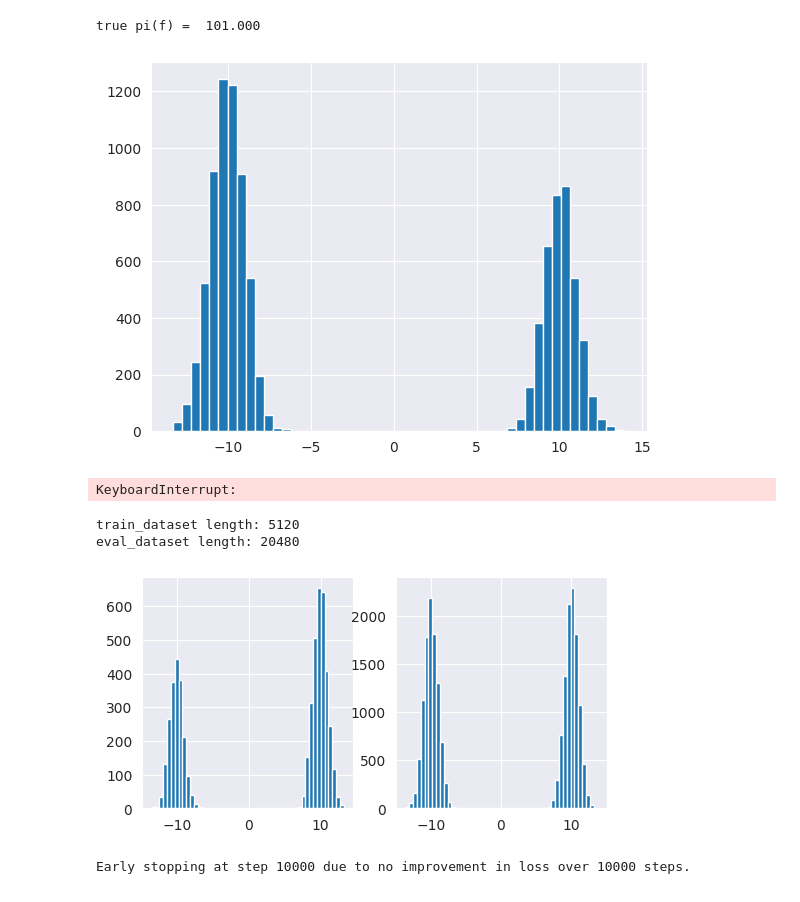
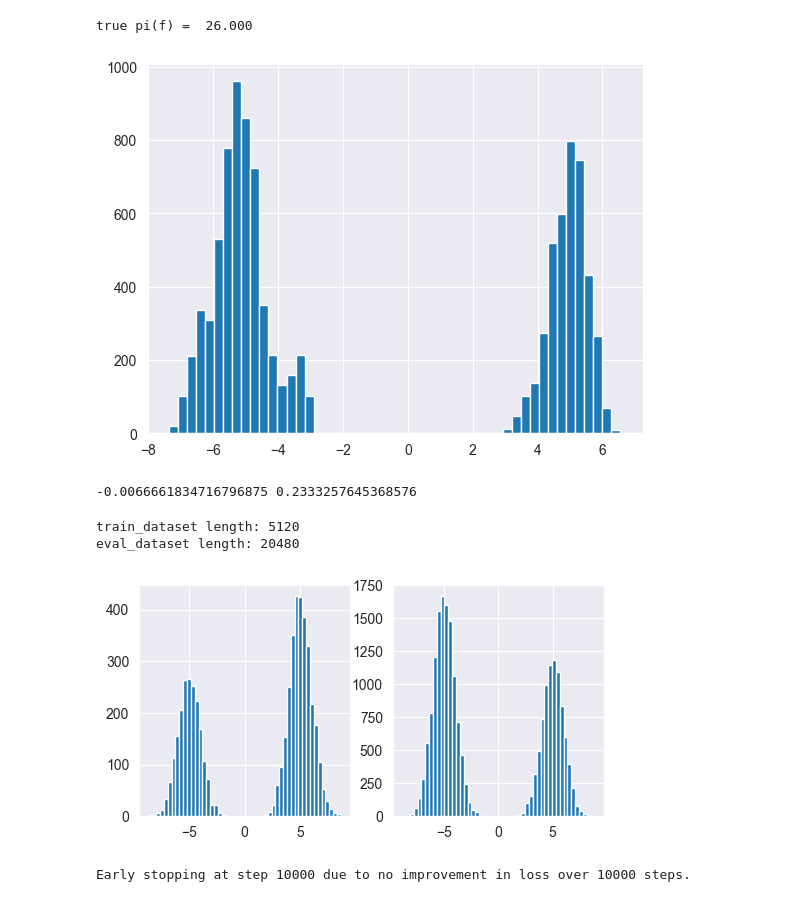
Before and after one commit to kkorolev1/mcmc-control-variates, a Jupyter notebook: diffcv.ipynb, the cells around one changed output. Drawn from its saved outputs; the diff is of its cells as text; code cells hidden in the pictures.

```diff
--- a/diffcv.ipynb
+++ b/diffcv.ipynb
@@ -70,43 +70,45 @@ rng = jax.random.PRNGKey(50)
 #     loc=10 * jnp.ones((sampler_config.dim), dtype=float),
 #     covariance_matrix=jnp.eye((sampler_config.dim), dtype=float),
 # )
-a = 10
+a = 5
 dist = GaussianMixture(
     component_means=jnp.stack(
         [
             -a * jnp.ones((sampler_config.dim), dtype=float),
             a * jnp.ones((sampler_config.dim), dtype=float),
         ],
         axis=0,
     ),
     component_covs=jnp.stack(
         [
             jnp.ones((sampler_config.dim), dtype=float),
             jnp.ones((sampler_config.dim), dtype=float),
         ],
         axis=0,
     ),
 )
 
 log_prob = jax.jit(dist.log_prob)
 grad_log_prob = jax.jit(jax.grad(dist.log_prob))
 
 fn = jax.jit(lambda x: (x**2).sum(axis=-1))
 true_pi = (dist.mean**2).sum() + dist.variance.sum()
 
 print(f"true pi(f) = {true_pi: .3f}")
 
-sampler = MALASampler(log_prob=log_prob, **asdict(sampler_config))
+var_schedule = jnp.geomspace(1, 0.1, 3000)
+sampler = AnnealedLangevinSampler(log_prob=log_prob, dim=1, epsilon=1e-4, var_schedule=var_schedule, T=10, init_std=1.0)
+#sampler = MALASampler(log_prob=log_prob, **asdict(sampler_config))
 rng, key = jax.random.split(rng)
 samples = sampler(key, **asdict(sampling_config), n_chains=10).reshape(
     -1, sampler_config.dim
 )
 
 plt.hist(samples[:, 0], bins=50)
 plt.show()
 # %% [output]
-true pi(f) =  101.000
+true pi(f) =  26.000
-[figure, old version]
+[figure, new version]
 # %%
 def estimate(key: jax.random.PRNGKey, fn: tp.Callable, estimator_config: EstimatorConfig):
     estimates = Estimator(fn, sampler)(key, estimator_config)
@@ -118,7 +120,7 @@ rng, key = jax.random.split(rng)
 results["base"] = estimate(key, fn, estimator_config)
 print(results["base"]["bias"], results["base"]["std"])
 # %% [output]
-KeyboardInterrupt:
+-0.0066661834716796875 0.2333257645368576
 # %%
 data_config = DataConfig(
     batch_size=1024,
@@ -155,7 +157,7 @@ plt.show()
 # %% [output]
 train_dataset length: 5120
 eval_dataset length: 20480
-[figure, old version]
+[figure, new version]
 # %%
 def get_model(key: jax.random.PRNGKey, in_size: int, model_config: ModelConfig):
     # key1, key2 = jax.random.split(key, 2)
```
Also changed, not shown: parts of 7 cells of this notebook, 2 other files.
